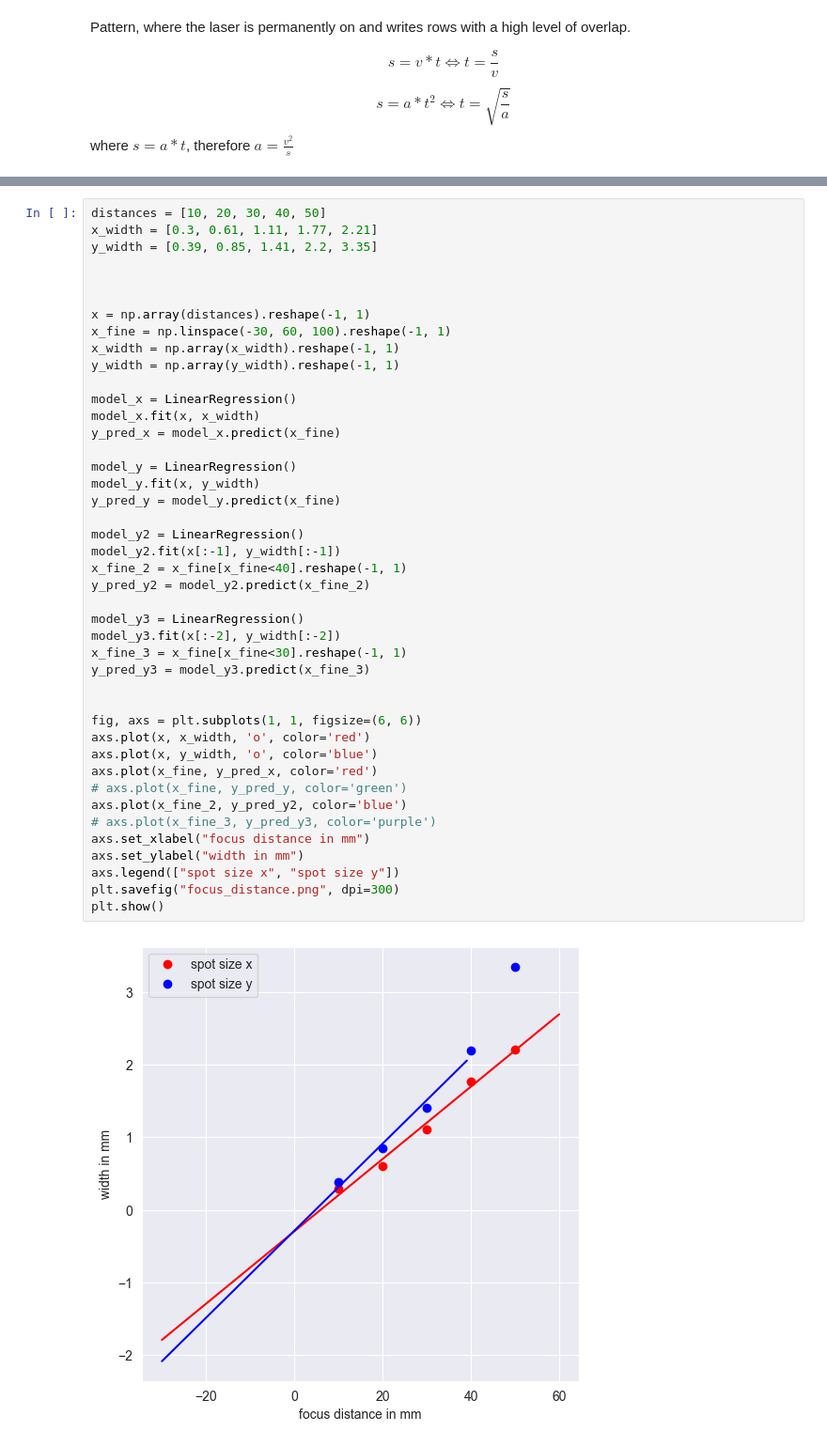
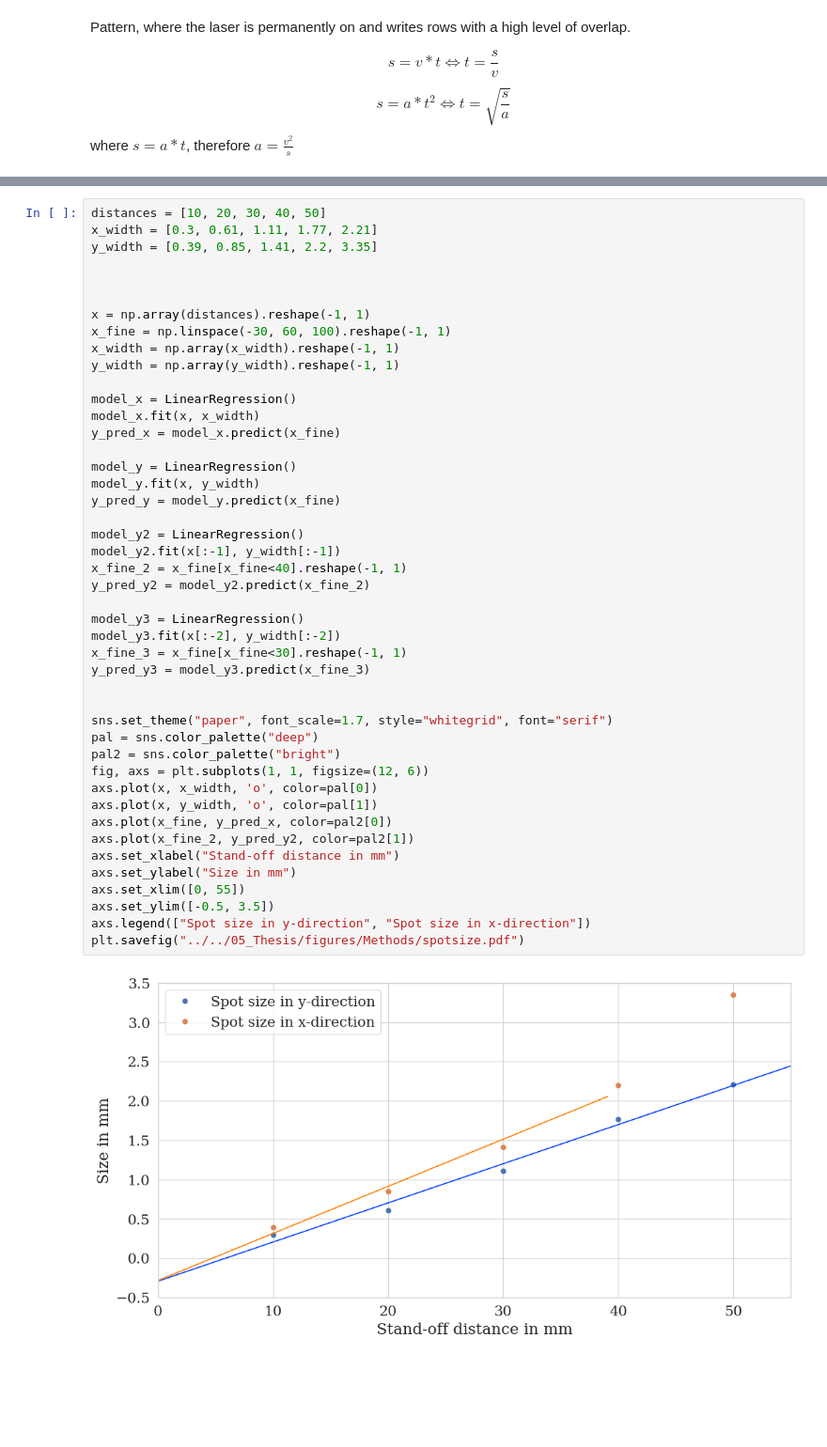
Before and after one commit to Eudoxosfly/Masterthesis, a Jupyter notebook: laser/HeatInput.ipynb, the cells around one changed output, grey strips where cells are left out. Shown at 94% size. Drawn from its saved outputs; the diff is of its cells as text; blank space fills up the shorter version.

Commit message:
visualizations

```diff
--- a/laser/HeatInput.ipynb
+++ b/laser/HeatInput.ipynb
@@ -106,43 +17,45 @@ distances = [10, 20, 30, 40, 50]
 x_width = [0.3, 0.61, 1.11, 1.77, 2.21]
 y_width = [0.39, 0.85, 1.41, 2.2, 3.35]
 
 
 
 x = np.array(distances).reshape(-1, 1)
 x_fine = np.linspace(-30, 60, 100).reshape(-1, 1)
 x_width = np.array(x_width).reshape(-1, 1)
 y_width = np.array(y_width).reshape(-1, 1)
 
 model_x = LinearRegression()
 model_x.fit(x, x_width)
 y_pred_x = model_x.predict(x_fine)
 
 model_y = LinearRegression()
 model_y.fit(x, y_width)
 y_pred_y = model_y.predict(x_fine)
 
 model_y2 = LinearRegression()
 model_y2.fit(x[:-1], y_width[:-1])
 x_fine_2 = x_fine[x_fine<40].reshape(-1, 1)
 y_pred_y2 = model_y2.predict(x_fine_2)
 
 model_y3 = LinearRegression()
 model_y3.fit(x[:-2], y_width[:-2])
 x_fine_3 = x_fine[x_fine<30].reshape(-1, 1)
 y_pred_y3 = model_y3.predict(x_fine_3)
 
 
-fig, axs = plt.subplots(1, 1, figsize=(6, 6))
-axs.plot(x, x_width, 'o', color='red')
-axs.plot(x, y_width, 'o', color='blue')
-axs.plot(x_fine, y_pred_x, color='red')
-# axs.plot(x_fine, y_pred_y, color='green')
-axs.plot(x_fine_2, y_pred_y2, color='blue')
-# axs.plot(x_fine_3, y_pred_y3, color='purple')
-axs.set_xlabel("focus distance in mm")
-axs.set_ylabel("width in mm")
-axs.legend(["spot size x", "spot size y"])
-plt.savefig("focus_distance.png", dpi=300)
-plt.show()
+sns.set_theme("paper", font_scale=1.7, style="whitegrid", font="serif")
+pal = sns.color_palette("deep")
+pal2 = sns.color_palette("bright")
+fig, axs = plt.subplots(1, 1, figsize=(12, 6))
+axs.plot(x, x_width, 'o', color=pal[0])
+axs.plot(x, y_width, 'o', color=pal[1])
+axs.plot(x_fine, y_pred_x, color=pal2[0])
+axs.plot(x_fine_2, y_pred_y2, color=pal2[1])
+axs.set_xlabel("Stand-off distance in mm")
+axs.set_ylabel("Size in mm")
+axs.set_xlim([0, 55])
+axs.set_ylim([-0.5, 3.5])
+axs.legend(["Spot size in y-direction", "Spot size in x-direction"])
+plt.savefig("../../05_Thesis/figures/Methods/spotsize.pdf")
 # %% [output]
-[figure, old version]
+[figure, new version]
```
Also changed, not shown: parts of 10 cells of this notebook, 8 other files.
